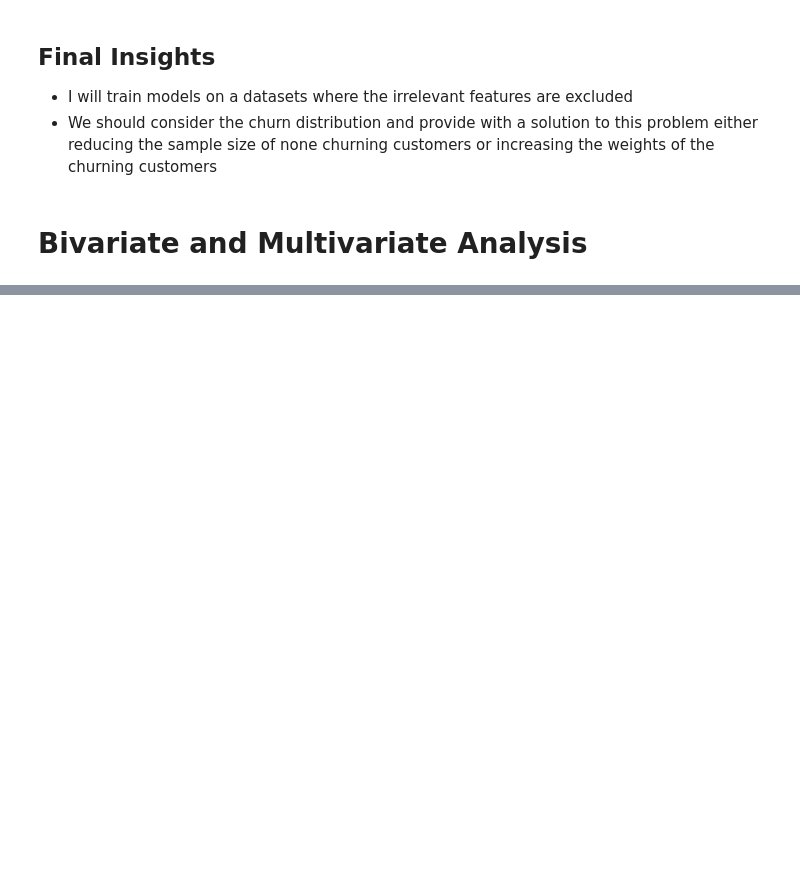
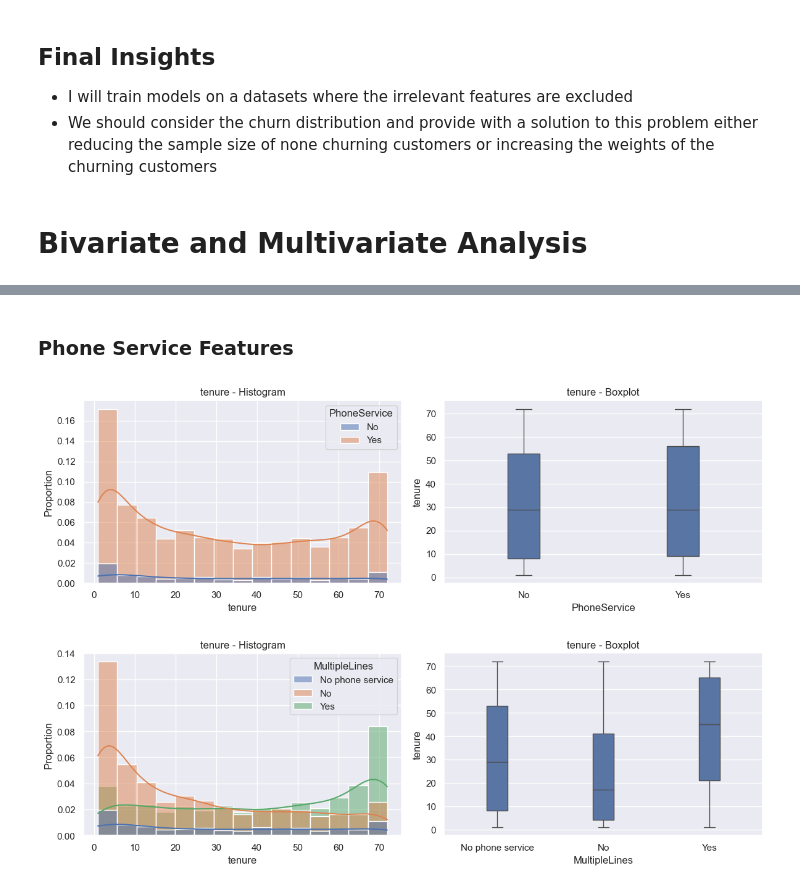
Before and after one commit to ElOuarary/Customer_Churn_Prediction, a Jupyter notebook: notebooks/exploratory_data_analysis.ipynb, the cells around one changed output, grey strips where cells are left out. Saved outputs shown, nothing was run; the diff lists cells and outputs as text; code cells hidden in the pictures; blank space fills up the shorter version.

```diff
--- a/notebooks/exploratory_data_analysis.ipynb
+++ b/notebooks/exploratory_data_analysis.ipynb
@@ -388,0 +379,10 @@ for i in range(4):
+# %% [markdown]
+### Phone Service Features
+# %%
+phone_service_col = ['PhoneService'	,'MultipleLines']
+
+for col in phone_service_col:
+    plot_distribution(dummy, col='tenure', category=col)
+# %% [output]
+[figure, added]
+[figure, added]
```
Also changed, not shown: parts of 11 cells of this notebook, 1 other file.
